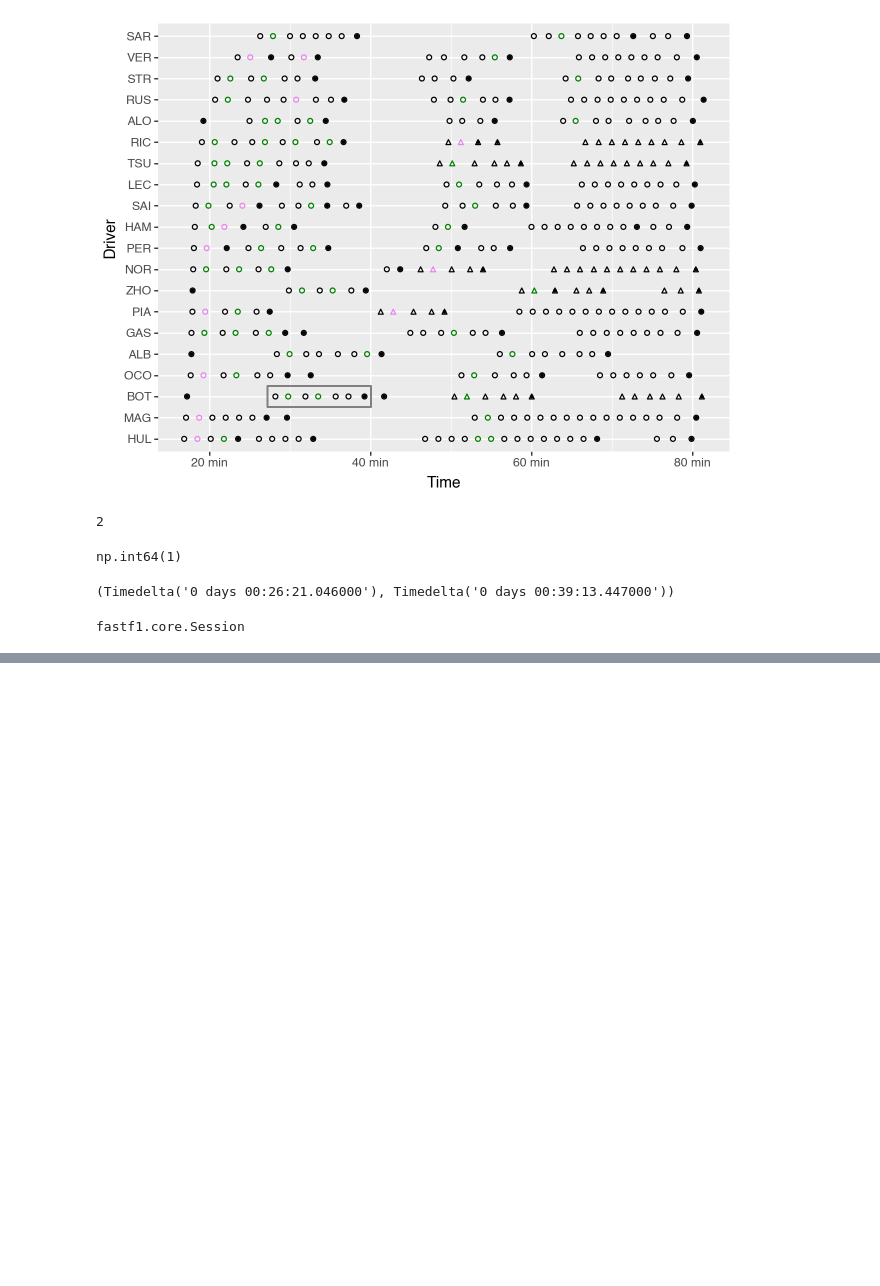
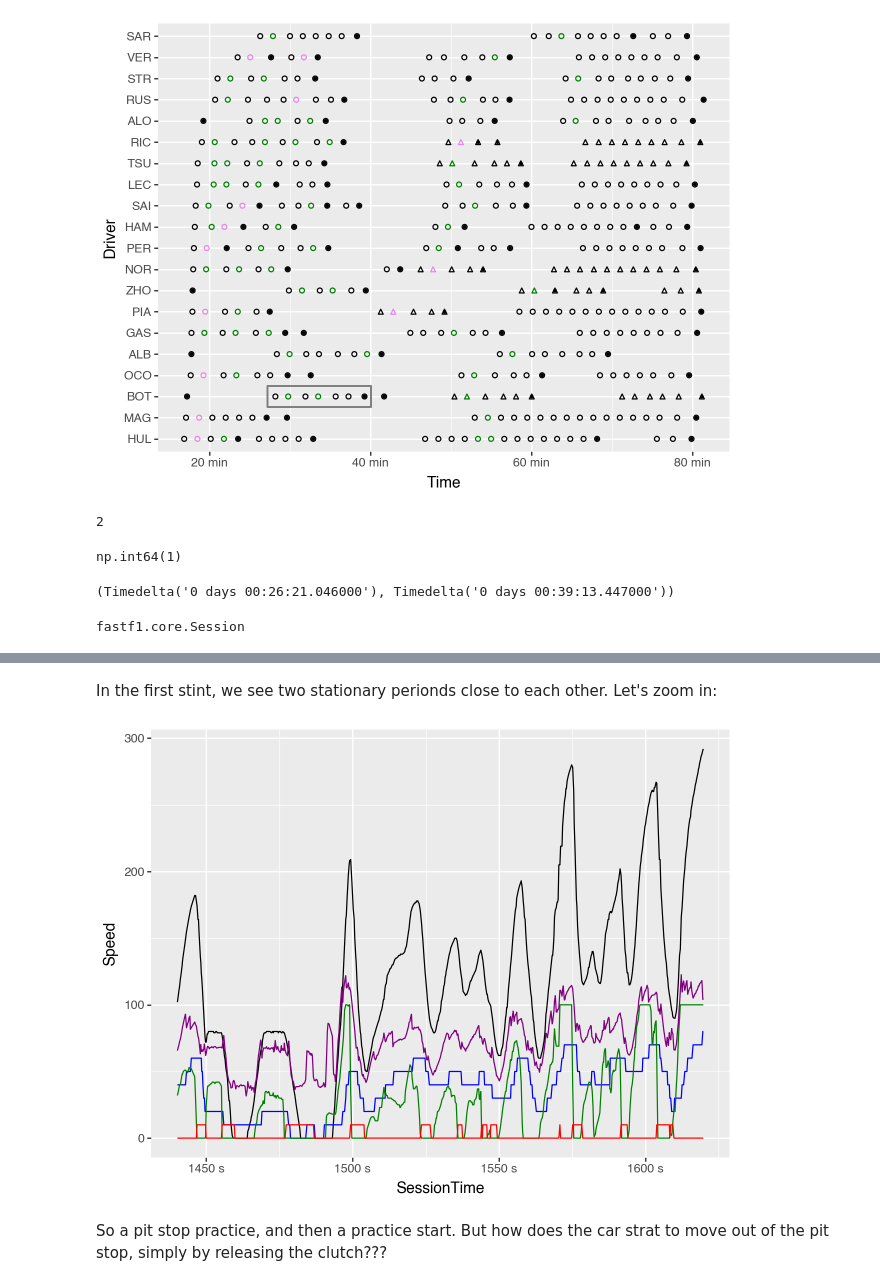
Before and after one commit to f1datajunkie/wranglingf1datawithpython, a Jupyter notebook: book/session_utilisation.ipynb, the cells around one changed output, grey strips where cells are left out. Saved outputs shown, nothing was run; the diff lists cells and outputs as text; code cells hidden in the pictures; blank space fills up the shorter version.

```diff
--- a/book/session_utilisation.ipynb
+++ b/book/session_utilisation.ipynb
@@ -424,0 +474,21 @@ su.base_chart() + su.session_highlight_box("BOT", 2)
+# %% [markdown]
+In the first stint, we see two stationary perionds close to each other. Let's zoom in:
+# %%
+start = pd.Timedelta( minutes=24)
+end = pd.Timedelta(minutes=27)
+HAM_tel["brake"]=HAM_tel["Brake"].astype(int)*10
+HAM_tel["ngear"]=HAM_tel["nGear"]*10
+HAM_tel["rpm"]=HAM_tel["RPM"]/100
+(
+    ggplot(HAM_tel[(HAM_tel['SessionTime']>start) & (HAM_tel['SessionTime']<end)], aes(x="SessionTime"))
+            + geom_line(aes(y="Speed"), color="black")
+        +geom_line(aes(y="ngear"), color="blue")
+    +geom_line(aes(y="Throttle"), color="green")
+    +geom_line(aes(y="brake"), color="red")
+        +geom_line(aes(y="rpm"), color="purple")
+    #+ scale_x_timedelta()
+)
+# %% [output]
+[figure, added]
+# %% [markdown]
+So a pit stop practice, and then a practice start. But how does the car strat to move out of the pit stop, simply by releasing the clutch???
```
Also changed, not shown: parts of 11 cells of this notebook.
